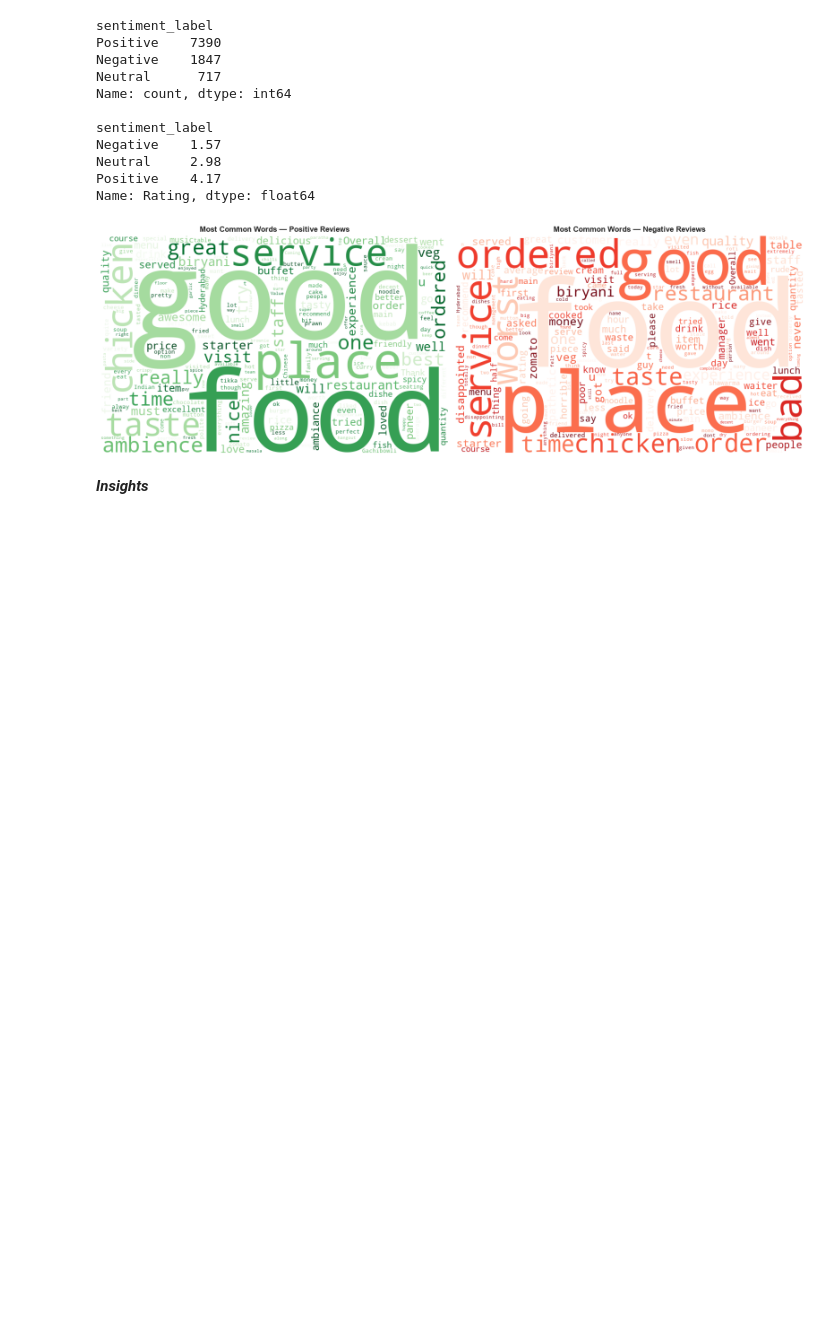
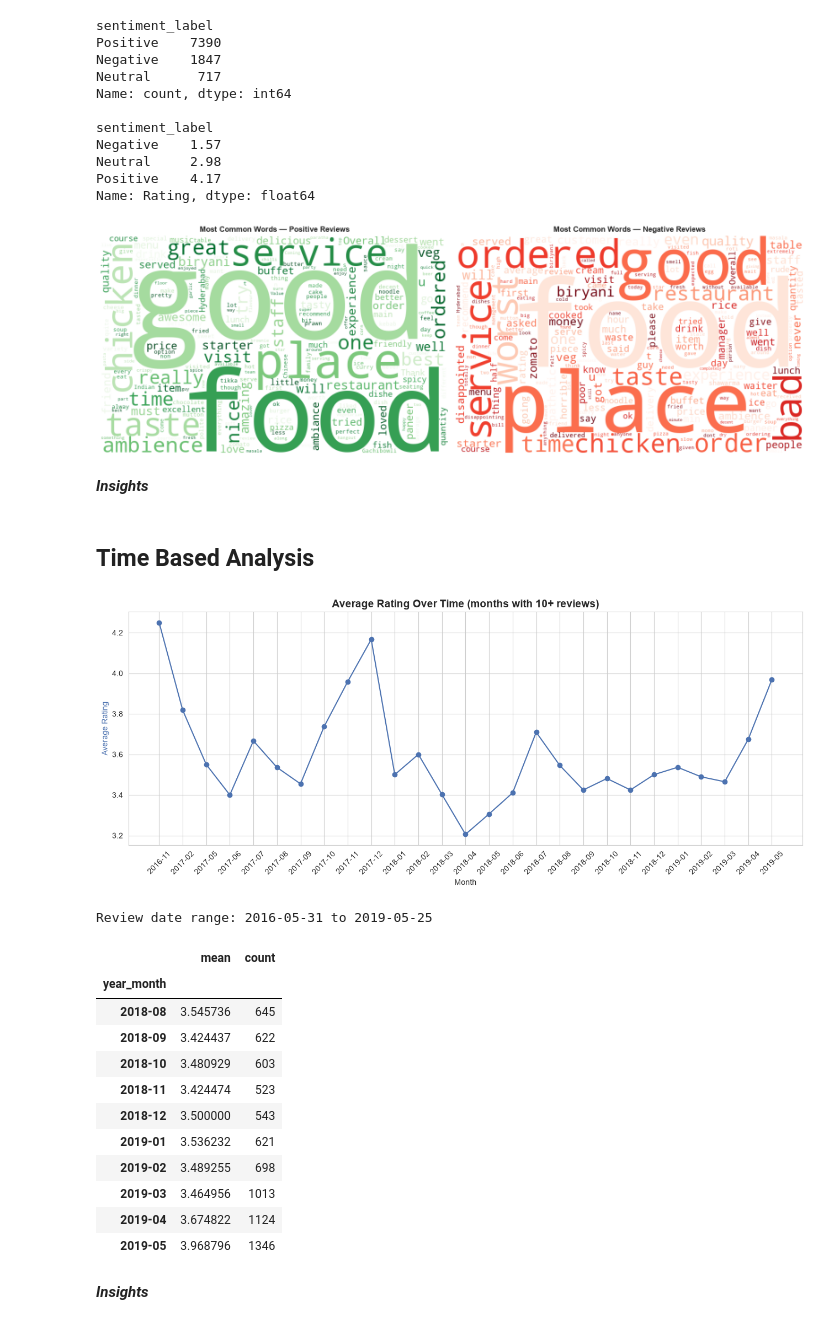
Before and after one commit to Engineer-purvesh18/Zomato-Analysis, a Jupyter notebook: Zomato_EDA.ipynb, the cells around one changed output. Saved outputs shown, nothing was run; the diff lists cells and outputs as text; code cells hidden in the pictures; blank space fills up the shorter version.

Commit message:
Time Based Analysis

```diff
--- a/Zomato_EDA.ipynb
+++ b/Zomato_EDA.ipynb
@@ -511,3 +511,39 @@ plt.show()
 [figure]
 # %% [markdown]
 ***Insights***
+# %% [markdown]
+## Time Based Analysis
+# %%
+# Trend of ratings over time (monthly average)
+reviews_df['year_month'] = reviews_df['Time'].dt.to_period('M')
+monthly_trend = reviews_df.groupby('year_month')['Rating'].agg(['mean', 'count'])
+monthly_trend = monthly_trend[monthly_trend['count'] >= 10]  # ignore sparse months
+
+fig, ax1 = plt.subplots(figsize=(13, 5.5))
+ax1.plot(monthly_trend.index.astype(str), monthly_trend['mean'], marker='o', color='#4C72B0')
+ax1.set_title('Average Rating Over Time (months with 10+ reviews)', fontsize=14, fontweight='bold')
+ax1.set_xlabel('Month')
+ax1.set_ylabel('Average Rating', color='#4C72B0')
+ax1.tick_params(axis='x', rotation=45)
+plt.tight_layout()
+plt.show()
+
+print(f"Review date range: {reviews_df['Time'].min().date()} to {reviews_df['Time'].max().date()}")
+monthly_trend.tail(10)
+# %% [output]
+[figure, added]
+Review date range: 2016-05-31 to 2019-05-25
+|  | mean | count |
+| year_month |  |  |
+| 2018-08 | 3.545736 | 645 |
+| 2018-09 | 3.424437 | 622 |
+| 2018-10 | 3.480929 | 603 |
+| 2018-11 | 3.424474 | 523 |
+| 2018-12 | 3.500000 | 543 |
+| 2019-01 | 3.536232 | 621 |
+| 2019-02 | 3.489255 | 698 |
+| 2019-03 | 3.464956 | 1013 |
+| 2019-04 | 3.674822 | 1124 |
+| 2019-05 | 3.968796 | 1346 |
+# %% [markdown]
+***Insights***
```
